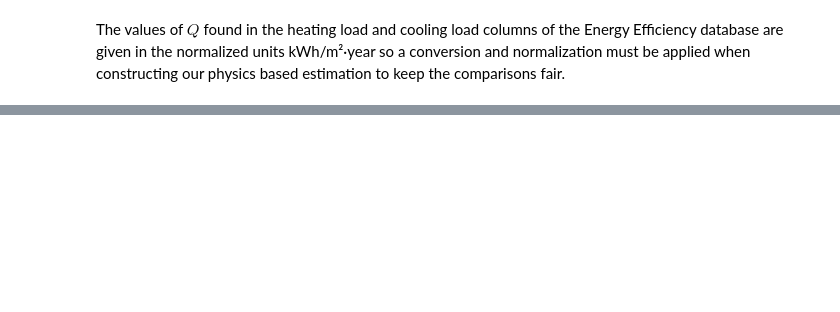
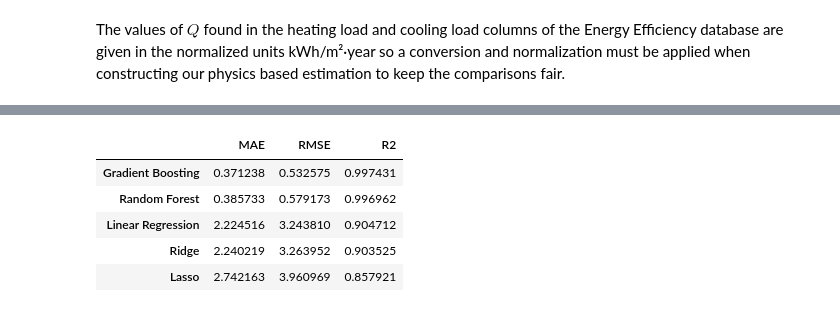
Before and after one commit to MurphyJ474/Comparing-Building-Energy-Consumption-Predictions, a Jupyter notebook: Comparing Building Energy Consumption Predictions.ipynb, the cells around one changed output, grey strips where cells are left out. Cells and saved outputs as stored; diff of their text form; code cells hidden in the pictures; blank space fills up the shorter version.

```diff
--- a/Comparing Building Energy Consumption Predictions.ipynb
+++ b/Comparing Building Energy Consumption Predictions.ipynb
@@ -159,0 +183,46 @@ df.head()
+# %%
+# Features and targets
+X = df.iloc[:, 0:8]
+y_heating = df['Heating Load']
+y_cooling = df['Cooling Load']
+
+# Train/test split
+Xh_train, Xh_test, yh_train, yh_test = train_test_split(X, y_heating, test_size=0.2, random_state=0)
+Xc_train, Xc_test, yc_train, yc_test = train_test_split(X, y_cooling, test_size=0.2, random_state=0)
+
+# Model Creation
+models = {
+    'Linear Regression' : LinearRegression(),
+    'Ridge' : Ridge(),
+    'Lasso' : Lasso(),
+    'Random Forest' : RandomForestRegressor(),
+    'Gradient Boosting' : GradientBoostingRegressor()
+}
+
+# Standardization
+scaler = StandardScaler()
+Xh_train_scaled = scaler.fit_transform(X_train)
+Xh_test_scaled = scaler.fit_transform(X_test)
+Xc_train_scaled = scaler.fit_transform(X2_train)
+Xc_test_scaled = scaler.fit_transform(X2_test)
+
+# Model Training
+results_h = {}
+
+for name, model in models.items():
+    model.fit(Xh_train_scaled, yh_train)
+    preds_h = model.predict(Xh_test_scaled)
+    results_h[name] = {
+        'MAE' : mean_absolute_error(yh_test, preds_h),
+        'RMSE' : mean_squared_error(yh_test, preds_h, squared=False),
+        'R2' : r2_score(yh_test, preds_h)
+    }
+
+pd.DataFrame(results_h).T.sort_values('R2', ascending=False)
+# %% [output]
+|  | MAE | RMSE | R2 |
+| Gradient Boosting | 0.371238 | 0.532575 | 0.997431 |
+| Random Forest | 0.385733 | 0.579173 | 0.996962 |
+| Linear Regression | 2.224516 | 3.243810 | 0.904712 |
+| Ridge | 2.240219 | 3.263952 | 0.903525 |
+| Lasso | 2.742163 | 3.960969 | 0.857921 |
```
Also changed, not shown: parts of 14 cells of this notebook.
